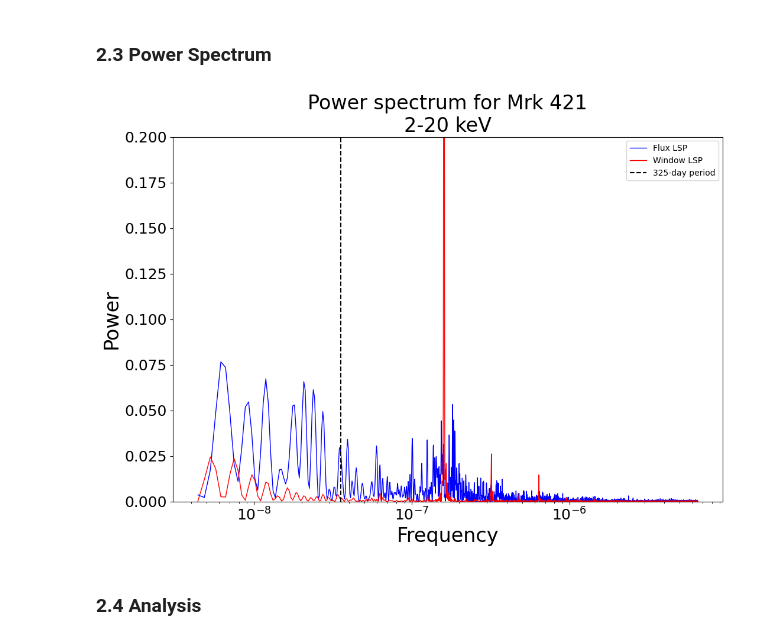
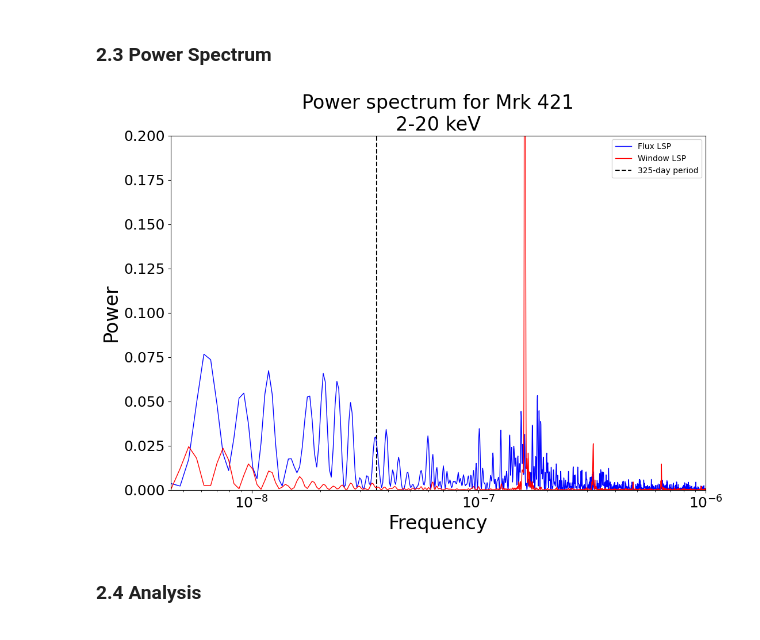
Before and after one commit to Beauremontt/AGN-Flux-Timing-Analysis, a Jupyter notebook: AGNFluxTimingAnalysis.ipynb, the cells around one changed output. Drawn from its saved outputs; the diff is of its cells as text; code cells hidden in the pictures.

Commit message:
Moved some form inputs around to allow formulas

```diff
--- a/AGNFluxTimingAnalysis.ipynb
+++ b/AGNFluxTimingAnalysis.ipynb
@@ -193,14 +194,6 @@ plt.show()
 # %%
 # @title  { form-width: "25%" }
 
-# x,y limits on periodogram power spectrum
-  #give limits in the form "(lower, upper)"; leave blank to not limit the graphs
-lsp_xlim = None  # @param {type:"raw"}
-lsp_ylim = (0, 0.2)  # @param {type:"raw"}
-
-# period in days to be plotted as a vertical line on the power spectrum
-period_bar = 325 # @param {type:"raw"}
-if period_bar != (0 or None): frequency_bar = 1/(period_bar*86400)
 
 # minimum_frequency, cuts off left of diagram; minif_factor is divided by Span
   #e.g., set to 2 to remove frequencies that would cover more than half the span
@@ -208,6 +201,10 @@ minif_factor = 2  # @param {type:"number"}
 
 # nyquist_factor, affects maximum_frequency based on the average nyquist factor
 nyquist_factor = 2 # @param {type:"number"}
+
+# period in days to be plotted as a vertical line on the power spectrum
+period_bar = 325 # @param {type:"raw"}
+if period_bar != (0 or None): frequency_bar = 1/(period_bar*86400)
 
 
 # data for the periodogram
@@ -220,35 +217,38 @@ B = len(power)
 
 # set up values for Thomas test
 yy = 0 * x + 1  #Need to set the y values to one, in order to have the y axis be zero
 dyy = 0 * x + 42
 ffrequency, ppower = LombScargle(x, yy, dyy).autopower(minimum_frequency = minif_factor/Span, nyquist_factor = nyquist_factor)
 
 
 # plot of power spectrum
 plt.subplots(1,1,figsize=(12,8))
 plt.plot(frequency, power, 'b', linewidth=1, label='Flux LSP')
 plt.plot(ffrequency, ppower,'r', linewidth=1, label='Window LSP')
 
 # plot vertical line for scrubbing
 if period_bar != (0 or None):
-  plt.vlines(frequency_bar, np.min((power, ppower)), np.max((power, ppower)), 'black', 'dashed', f'{period_bar}-day period')
+  plt.vlines(frequency_bar, np.min((power, ppower)), np.max((power, ppower)), 'black', 'dashed', f'{period_bar}-day period', zorder=1)
 
 # plot labels
 plt.xscale('log')
 plt.yscale('linear')
 plt.title(f'Power spectrum for {flux_source}\n{band_label}', fontsize=24)
 plt.xlabel("Frequency", fontsize=24)
 plt.ylabel('Power', fontsize=24)
 plt.tick_params(labelsize=18)
 plt.legend()
 
 # plot limits
+# give limits in the form "(lower, upper)"; leave blank to not limit the graphs
+lsp_xlim = (min(frequency), 10**-6)  # @param {type:"raw"}
 if lsp_xlim != None: plt.xlim(lsp_xlim)
+lsp_ylim = (0, 0.2)  # @param {type:"raw"}
 if lsp_ylim != None: plt.ylim(lsp_ylim)
 
 plt.show()
 # %% [output]
-[figure, old version]
+[figure, new version]
 # %% [markdown]
 ### 2.4 Analysis
 # %%
```
Also changed, not shown: parts of 2 cells of this notebook.
